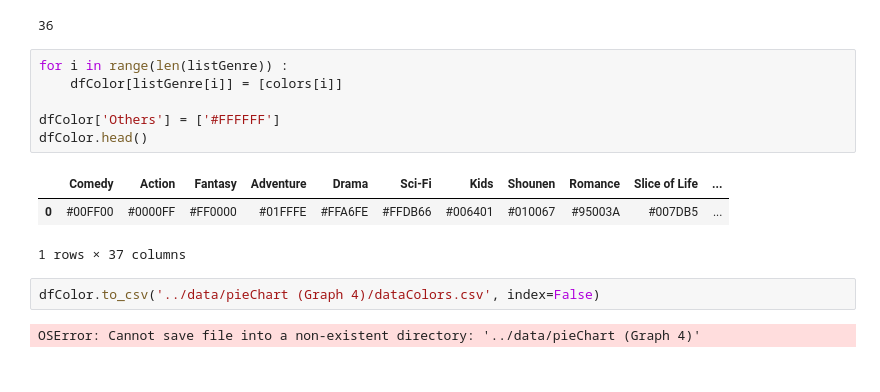
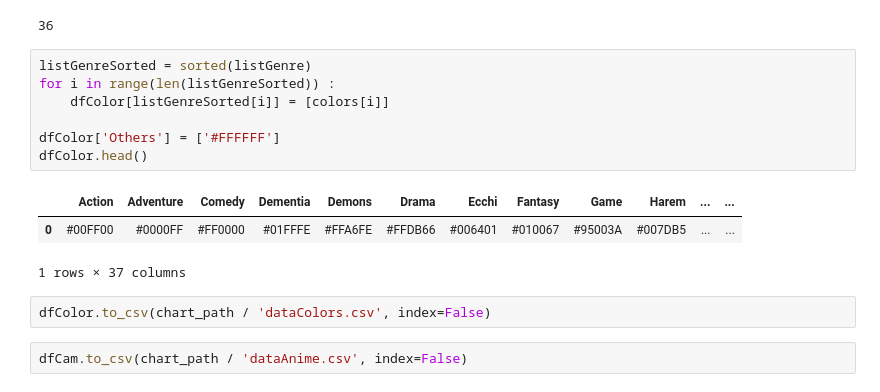
Before and after one commit to com-480-data-visualization/project-2023-vizmoica, a Jupyter notebook: preprocessing/eda_genre.ipynb, the cells around one changed output. Cells and saved outputs as stored; diff of their text form.

```diff
--- a/preprocessing/eda_genre.ipynb
+++ b/preprocessing/eda_genre.ipynb
@@ -349,16 +369,17 @@ print(len(listGenre))
 # %% [output]
 36
 # %%
-for i in range(len(listGenre)) :
-    dfColor[listGenre[i]] = [colors[i]]
+listGenreSorted = sorted(listGenre)
+for i in range(len(listGenreSorted)) :
+    dfColor[listGenreSorted[i]] = [colors[i]]
 
 dfColor['Others'] = ['#FFFFFF']
 dfColor.head()
 # %% [output]
-|  | Comedy | Action | Fantasy | Adventure | Drama | Sci-Fi | Kids | Shounen | Romance | Slice of Life | ... |
-| 0 | #00FF00 | #0000FF | #FF0000 | #01FFFE | #FFA6FE | #FFDB66 | #006401 | #010067 | #95003A | #007DB5 | ... |
+|  | Action | Adventure | Comedy | Dementia | Demons | Drama | Ecchi | Fantasy | Game | Harem | ... | ... |
+| 0 | #00FF00 | #0000FF | #FF0000 | #01FFFE | #FFA6FE | #FFDB66 | #006401 | #010067 | #95003A | #007DB5 | ... | ... |
 1 rows × 37 columns
 # %%
-dfColor.to_csv('../data/pieChart (Graph 4)/dataColors.csv', index=False)
+dfColor.to_csv(chart_path / 'dataColors.csv', index=False)
-# %% [output]
-OSError: Cannot save file into a non-existent directory: '../data/pieChart (Graph 4)'
+# %%
+dfCam.to_csv(chart_path / 'dataAnime.csv', index=False)
```
Also changed, not shown: parts of 7 cells of this notebook, 8 other files.
